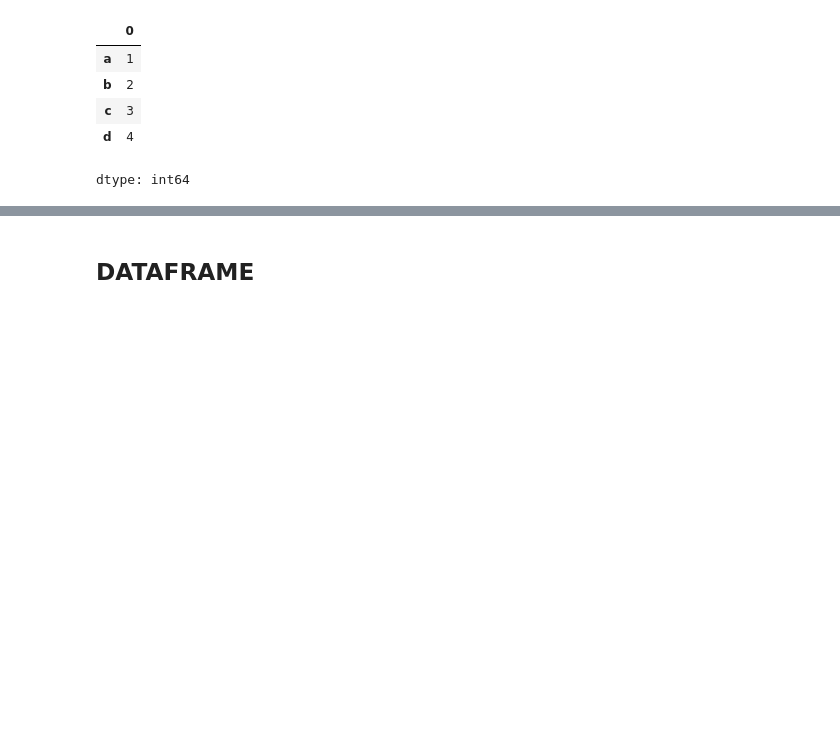
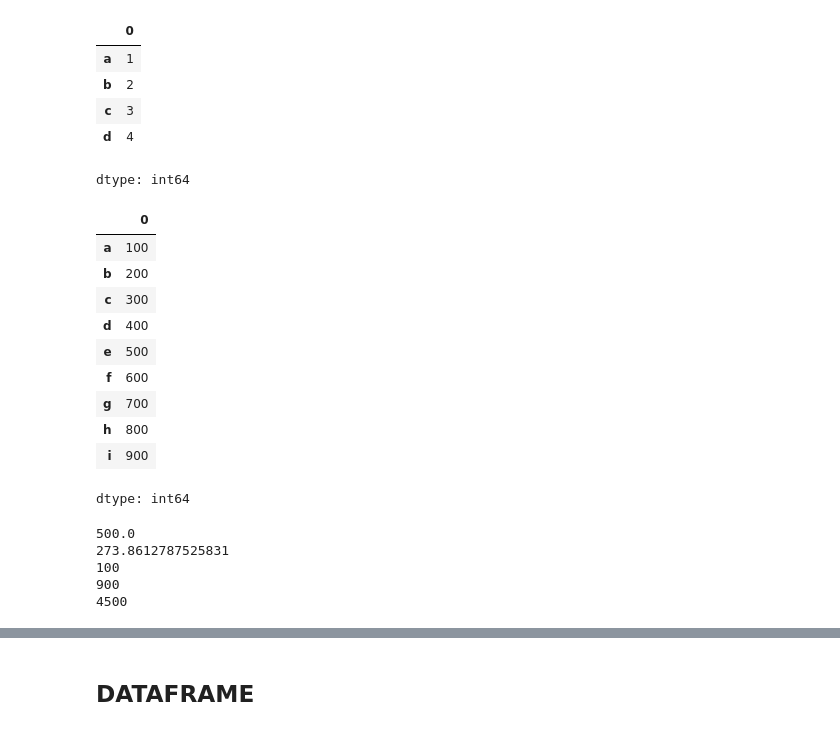
Before and after one commit to DVN111/Data-Analyst-Portfolio, a Jupyter notebook: PANDAS_Learning.ipynb, the cells around one changed output, grey strips where cells are left out. Saved outputs shown, nothing was run; the diff lists cells and outputs as text; code cells hidden in the pictures; blank space fills up the shorter version.

```diff
--- a/PANDAS_Learning.ipynb
+++ b/PANDAS_Learning.ipynb
@@ -84,3 +84,32 @@ population.iloc[0:4] # selek data dalam list dimulaid dari indeks lokasi ke 0 ->
 | c | 3 |
 | d | 4 |
 dtype: int64
+# %%
+# bisa melakukan broadcasting operation
+population = population * 100
+population
+# %% [output]
+|  | 0 |
+| a | 100 |
+| b | 200 |
+| c | 300 |
+| d | 400 |
+| e | 500 |
+| f | 600 |
+| g | 700 |
+| h | 800 |
+| i | 900 |
+dtype: int64
+# %%
+# fungsi dalam series
+print(population.mean())
+print(population.std())
+print(population.min())
+print(population.max())
+print(population.sum())
+# %% [output]
+500.0
+273.8612787525831
+100
+900
+4500
```
Also changed, not shown: parts of 23 cells of this notebook.
